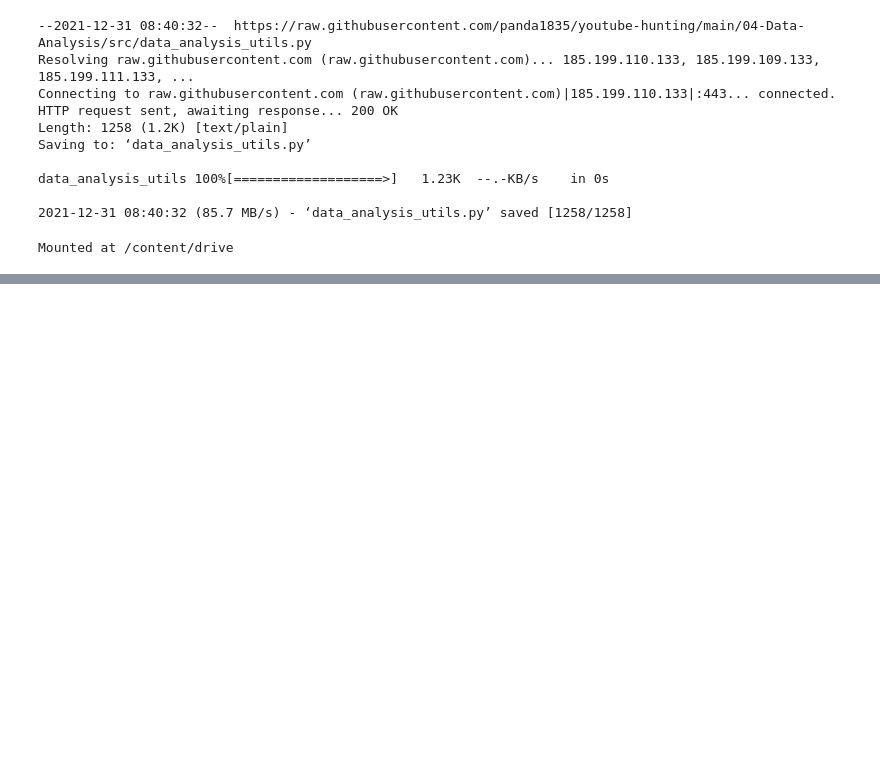
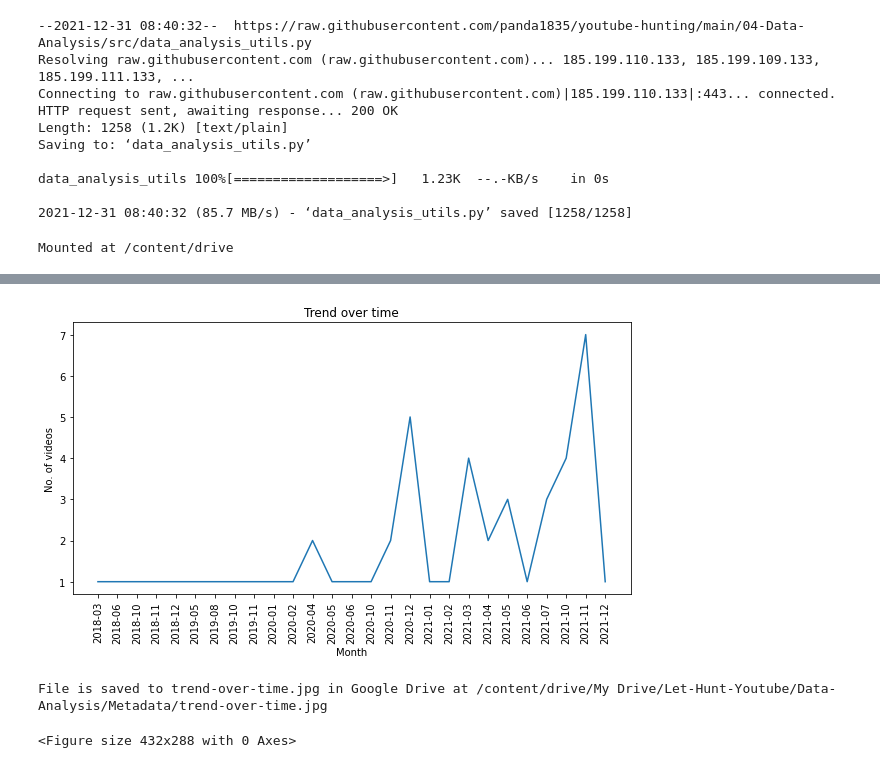
Before and after one commit to hoangantk6/Youtube_Hunting, a Jupyter notebook: 04-Data-Analysis/02_video-metadata-analysis.ipynb, the cells around one changed output, grey strips where cells are left out. Drawn from its saved outputs; the diff is of its cells as text; code cells hidden in the pictures; blank space fills up the shorter version.

Commit message:
add graph trend over time

```diff
--- a/04-Data-Analysis/02_video-metadata-analysis.ipynb
+++ b/04-Data-Analysis/02_video-metadata-analysis.ipynb
@@ -44,11 +46,15 @@ config_file_path = os.path.join(root, 'config.json')
 config = json.load(open(config_file_path))
 
 database_save_folder = config['folder']['database']
+visualization_save_folder = config['folder']['data-analysis']
+visualization_metadata_save_folder = config['folder']['data-analysis-metadata']
+
 video_url_50_db_file_name = config['database']['video_url_50']
 video_url_50_anno_db_file_name = config['database']['video_url_50_annotation']
 
 video_url_50_file_path = os.path.join(root, database_save_folder, video_url_50_db_file_name)
 video_url_50_anno_db_file_path = os.path.join(root, database_save_folder, video_url_50_anno_db_file_name)
+visualization_folder_path = os.path.join(root, visualization_save_folder, visualization_metadata_save_folder)
 # %%
 # read db
 video_df = pd.read_csv(video_url_50_file_path)
@@ -61,3 +67,25 @@ join_df.sample()
 # %% [output]
 |  | video_url | comment_sheet_name | seller_showcase_only | seller_showcase_with_dead_animal | seller_demo_no_killing | ... |
 | 8 | https://www.youtube.com/watch?v=x... | video00009 | NaN | NaN | NaN | ... |
+# %%
+# clean
+# drop unnecessary column
+
+# convert to date-time
+join_df['published_time']=pd.to_datetime(join_df['published_time'])
+# %%
+# trend over time
+plt.figure(figsize=(10, 5))
+a = join_df.groupby(join_df['published_time'].dt.strftime('%Y-%m'))['video_url'].count()
+x = a.index
+plt.plot(x, a[x])
+plt.xticks(rotation=90)
+plt.title("Trend over time")
+plt.xlabel('Month')
+plt.ylabel('No. of videos')
+plt.show()
+utils.save_image(plt, visualization_folder_path, "trend-over-time.jpg")
+# %% [output]
+[figure, added]
+File is saved to trend-over-time.jpg in Google Drive at /content/drive/My Drive/Let-Hunt-Youtube/Data-Analysis/Metadata/trend-over-time.jpg
+<Figure size 432x288 with 0 Axes>
```
Also changed, not shown: parts of 1 cell of this notebook.
